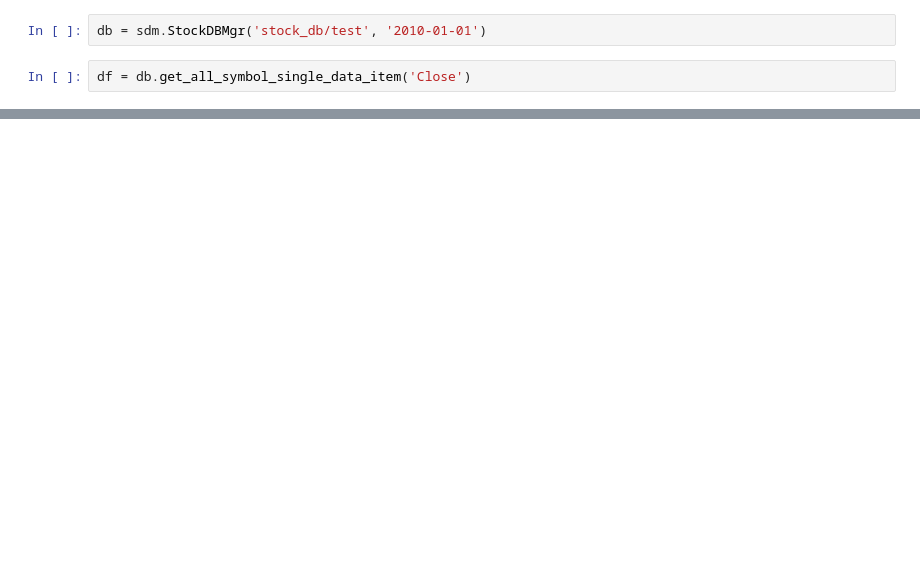
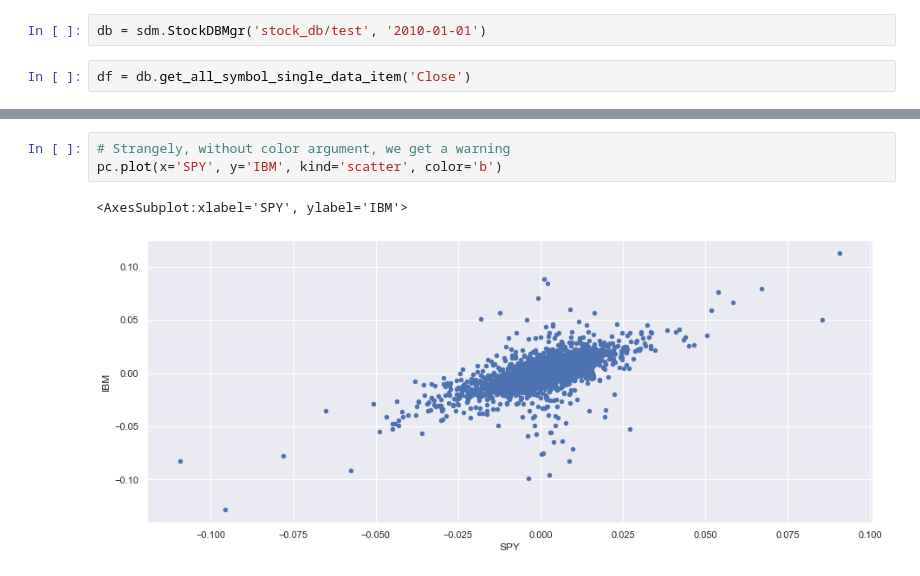
Before and after one commit to mathieugouin/tradesim, a Jupyter notebook: udacity.ipynb, the cells around one changed output, grey strips where cells are left out. Drawn from its saved outputs; the diff is of its cells as text; blank space fills up the shorter version.

```diff
--- a/udacity.ipynb
+++ b/udacity.ipynb
@@ -70,0 +138,6 @@ dtype: float64
+# %%
+# Strangely, without color argument, we get a warning
+pc.plot(x='SPY', y='IBM', kind='scatter', color='b')
+# %% [output]
+<AxesSubplot:xlabel='SPY', ylabel='IBM'>
+[figure, added]
```
Also changed, not shown: parts of 35 cells of this notebook, 1 other file.
